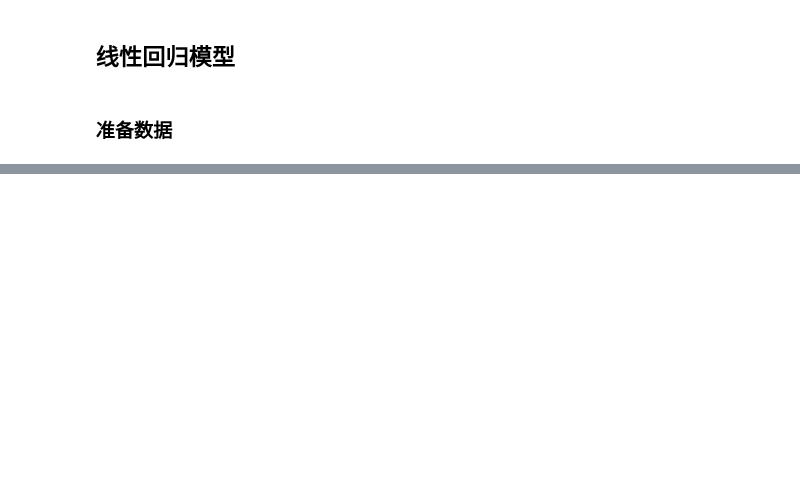
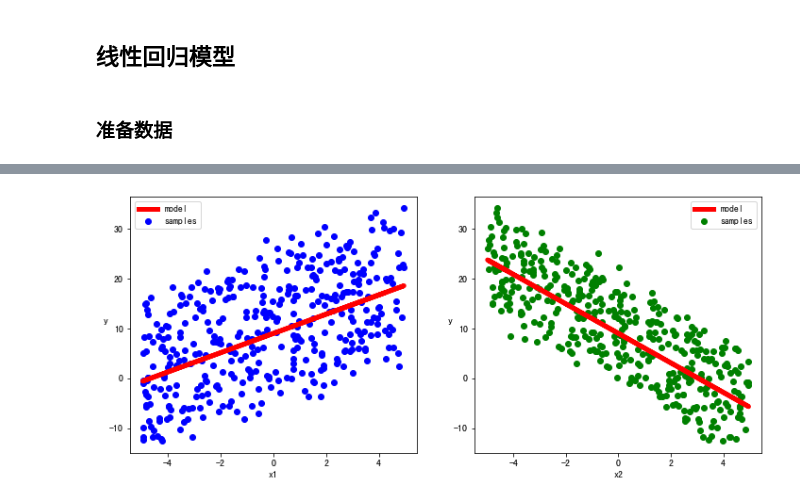
Before and after one commit to michaelzhouy/DeepLearning, a Jupyter notebook: 05-20天吃透PyTorch/03-PyTorch的层次结构/03-高阶API.ipynb, the cells around one changed output, grey strips where cells are left out. Drawn from its saved outputs; the diff is of its cells as text; code cells hidden in the pictures; blank space fills up the shorter version.

```diff
--- a/05-20天吃透PyTorch/03-PyTorch的层次结构/03-高阶API.ipynb
+++ b/05-20天吃透PyTorch/03-PyTorch的层次结构/03-高阶API.ipynb
@@ -33,0 +66,2 @@ OSError: [WinError 126] 找不到指定的模块。 Error loading "C:\Users\z\An
+# %%
+model = LinearRegression()
@@ -33,0 +87,20 @@ OSError: [WinError 126] 找不到指定的模块。 Error loading "C:\Users\z\An
+# %%
+def mean_absolute_error(y_pred, y_true):
+    return torch.mean(torch.abs(y_pred - y_true))
+
+def mean_absolute_precent_error(y_pred, y_true):
+    absolute_precent_error = (torch.abs(y_pred - y_true) + 1e-7) / (torch.abs(y_true) + 1e-7)
+    return torch.mean(absolute_precent_error)
+
+model.compile(
+    loss_func=nn.MSELoss(),
+    optimizer=torch.optim.Adam(model.parameters(), lr=0.01),
+    metrics_dict={'mae': mean_absolute_error, 'mape': mean_absolute_precent_error}
+)
+
+dfhistory = model.fit(
+    epochs=52, # 从epochs=200来看, 52个epochs效果较好
+    dl_train=dl_train,
+    dl_val=dl_valid,
+    log_step_freq=20
+)
@@ -33,0 +125,23 @@ OSError: [WinError 126] 找不到指定的模块。 Error loading "C:\Users\z\An
+# %%
+# 结果可视化
+w, b = model.state_dict()["fc.weight"], model.state_dict()["fc.bias"]
+
+plt.figure(figsize=(12,5))
+ax1 = plt.subplot(121)
+ax1.scatter(X[:, 0], Y[:, 0], c="b", label="samples")
+ax1.plot(X[:, 0], w[0, 0] * X[:, 0] + b[0], "-r", linewidth=5.0, label="model")
+ax1.legend()
+plt.xlabel("x1")
+plt.ylabel("y", rotation=0)
+
+
+ax2 = plt.subplot(122)
+ax2.scatter(X[:, 1], Y[:, 0], c="g", label="samples")
+ax2.plot(X[:, 1], w[0, 1] * X[:, 1] + b[0], "-r", linewidth=5.0, label="model")
+ax2.legend()
+plt.xlabel("x2")
+plt.ylabel("y",rotation=0)
+
+plt.show()
+# %% [output]
+[figure, added]
```
Also changed, not shown: parts of 22 cells of this notebook, 1 other file.
